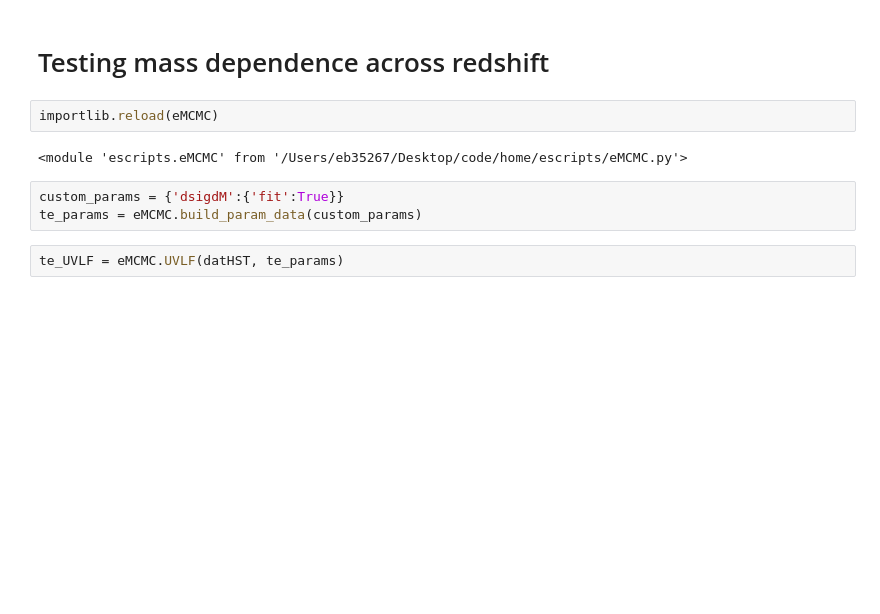
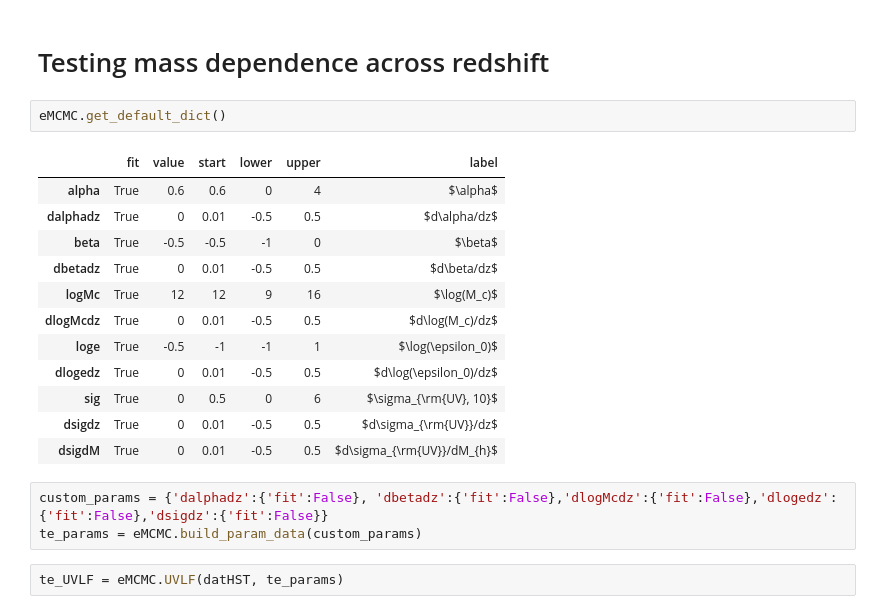
Before and after one commit to ebregou/modeling_stochasticity, a Jupyter notebook: notebooks/MCMC_sigma(M).ipynb, the cells around one changed output. Cells and saved outputs as stored; diff of their text form; blank space fills up the shorter version.

```diff
--- a/notebooks/MCMC_sigma(M).ipynb
+++ b/notebooks/MCMC_sigma(M).ipynb
@@ -113,12 +109,23 @@ eMCMC.make_table(np.vstack((my_best_fit, gelli_best_fit)), my_params, included_p
 | $d\sigma_{\rm{UV}}/dM_{h}$ | -0.15 | -0.34 |
 # %% [markdown]
 # Testing mass dependence across redshift
-# %%
-importlib.reload(eMCMC)
-# %% [output]
-<module 'escripts.eMCMC' from '/Users/eb35267/Desktop/code/home/escripts/eMCMC.py'>
+# %%
+eMCMC.get_default_dict()
+# %% [output]
+|  | fit | value | start | lower | upper | label |
+| alpha | True | 0.6 | 0.6 | 0 | 4 | $\alpha$ |
+| dalphadz | True | 0 | 0.01 | -0.5 | 0.5 | $d\alpha/dz$ |
+| beta | True | -0.5 | -0.5 | -1 | 0 | $\beta$ |
+| dbetadz | True | 0 | 0.01 | -0.5 | 0.5 | $d\beta/dz$ |
+| logMc | True | 12 | 12 | 9 | 16 | $\log(M_c)$ |
+| dlogMcdz | True | 0 | 0.01 | -0.5 | 0.5 | $d\log(M_c)/dz$ |
+| loge | True | -0.5 | -1 | -1 | 1 | $\log(\epsilon_0)$ |
+| dlogedz | True | 0 | 0.01 | -0.5 | 0.5 | $d\log(\epsilon_0)/dz$ |
+| sig | True | 0 | 0.5 | 0 | 6 | $\sigma_{\rm{UV}, 10}$ |
+| dsigdz | True | 0 | 0.01 | -0.5 | 0.5 | $d\sigma_{\rm{UV}}/dz$ |
+| dsigdM | True | 0 | 0.01 | -0.5 | 0.5 | $d\sigma_{\rm{UV}}/dM_{h}$ |
 # %%
-custom_params = {'dsigdM':{'fit':True}}
+custom_params = {'dalphadz':{'fit':False}, 'dbetadz':{'fit':False},'dlogMcdz':{'fit':False},'dlogedz':{'fit':False},'dsigdz':{'fit':False}}
 te_params = eMCMC.build_param_data(custom_params)
 # %%
 te_UVLF = eMCMC.UVLF(datHST, te_params)
```
Also changed, not shown: parts of 5 cells of this notebook, 12 other files.
